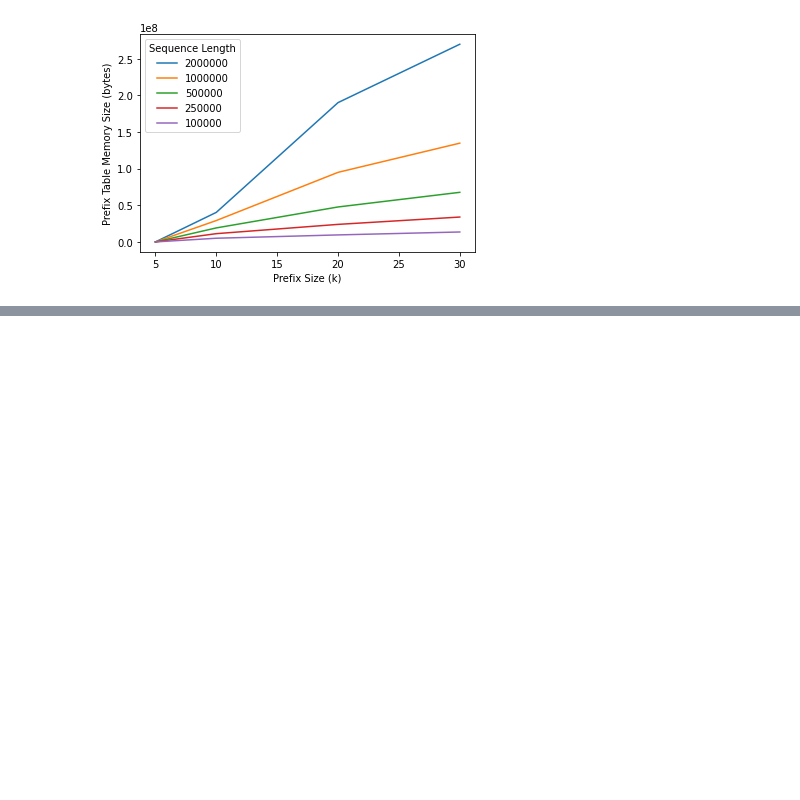
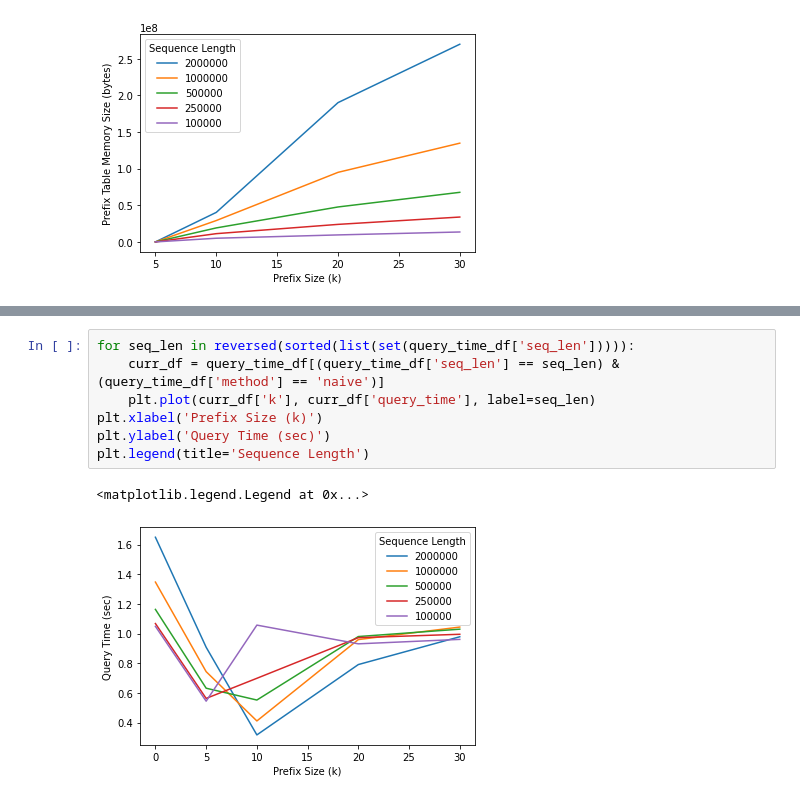
Before and after one commit to dsmolyak/cmsc858d-hw, a Jupyter notebook: homework2/make_plots.ipynb, the cells around one changed output, grey strips where cells are left out. Saved outputs shown, nothing was run; the diff lists cells and outputs as text; blank space fills up the shorter version.

```diff
--- a/homework2/make_plots.ipynb
+++ b/homework2/make_plots.ipynb
@@ -64,0 +80,10 @@ plt.legend(title='Sequence Length')
+# %%
+for seq_len in reversed(sorted(list(set(query_time_df['seq_len'])))):
+    curr_df = query_time_df[(query_time_df['seq_len'] == seq_len) & (query_time_df['method'] == 'naive')]
+    plt.plot(curr_df['k'], curr_df['query_time'], label=seq_len)
+plt.xlabel('Prefix Size (k)')
+plt.ylabel('Query Time (sec)')
+plt.legend(title='Sequence Length')
+# %% [output]
+<matplotlib.legend.Legend at 0x...>
+[figure, added]
```
Also changed, not shown: parts of 4 cells of this notebook, 3 other files.
